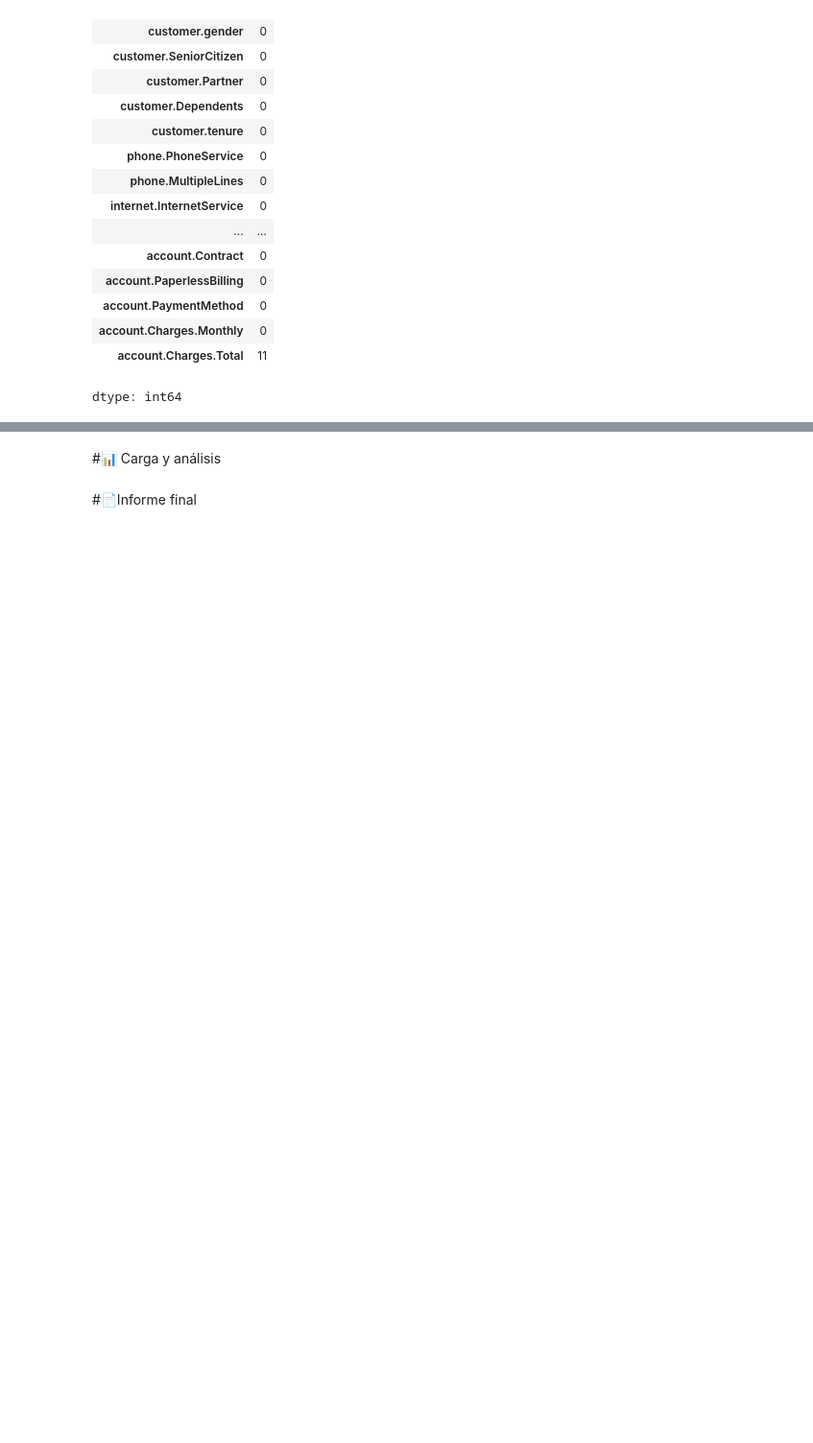
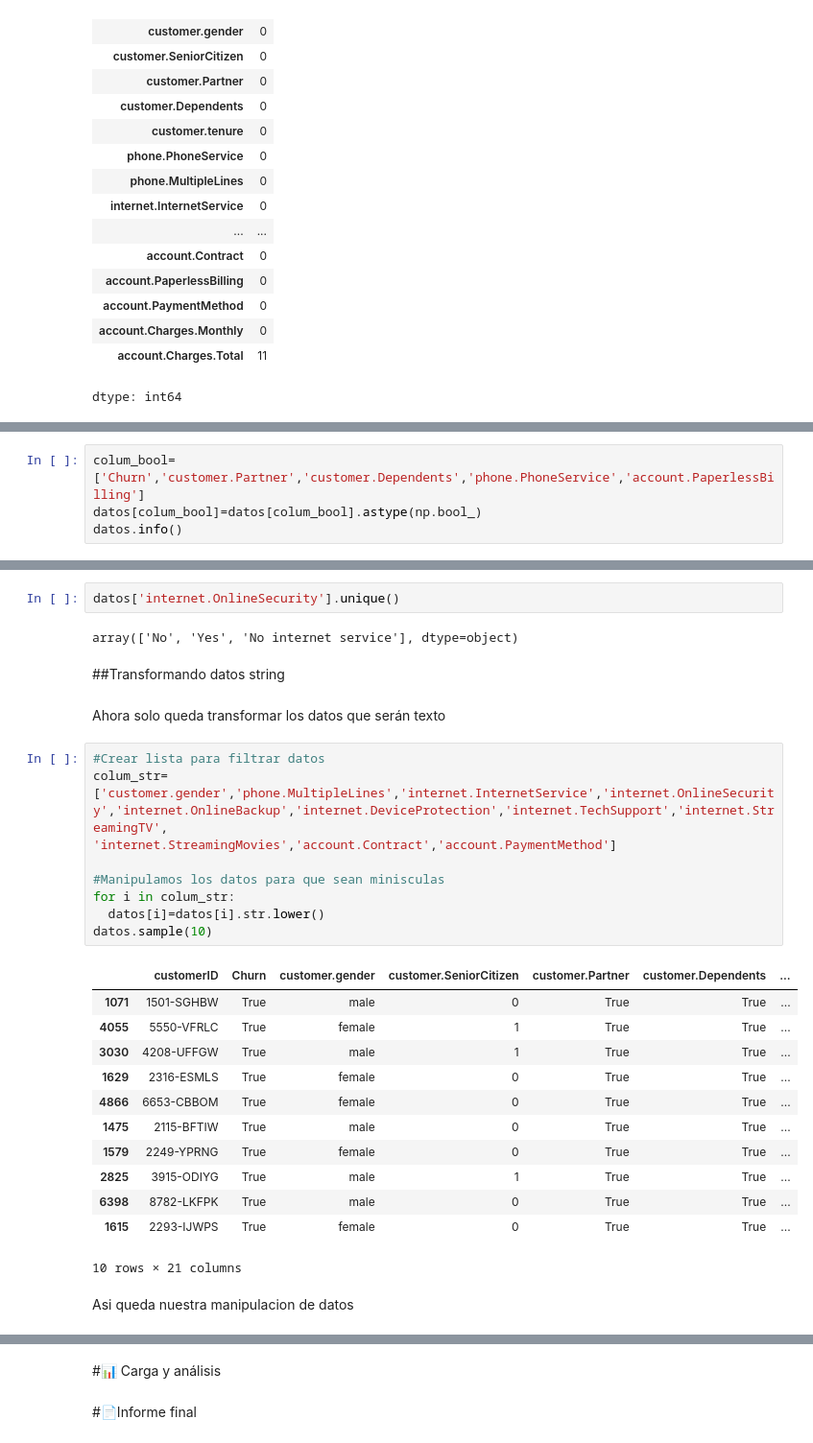
Before and after one commit to Rub-T/challenge_TelecomX, a Jupyter notebook: Challenge_TelecomX.ipynb, the cells around one changed output, grey strips where cells are left out. Shown at 96% size. Cells and saved outputs as stored; diff of their text form; blank space fills up the shorter version.

Commit message:
Manipulación de datos

```diff
--- a/Challenge_TelecomX.ipynb
+++ b/Challenge_TelecomX.ipynb
@@ -146,0 +166,4 @@ dtype: int64
+# %%
+colum_bool=['Churn','customer.Partner','customer.Dependents','phone.PhoneService','account.PaperlessBilling']
+datos[colum_bool]=datos[colum_bool].astype(np.bool_)
+datos.info()
@@ -147,3 +198,35 @@ dtype: int64
+# %%
+datos['internet.OnlineSecurity'].unique()
+# %% [output]
+array(['No', 'Yes', 'No internet service'], dtype=object)
+# %% [markdown]
+##Transformando datos string
+# %% [markdown]
+Ahora solo queda transformar los datos que serán texto
+# %%
+#Crear lista para filtrar datos
+colum_str=['customer.gender','phone.MultipleLines','internet.InternetService','internet.OnlineSecurity','internet.OnlineBackup','internet.DeviceProtection','internet.TechSupport','internet.StreamingTV',
+'internet.StreamingMovies','account.Contract','account.PaymentMethod']
+
+#Manipulamos los datos para que sean minisculas
+for i in colum_str:
+  datos[i]=datos[i].str.lower()
+datos.sample(10)
+# %% [output]
+|  | customerID | Churn | customer.gender | customer.SeniorCitizen | customer.Partner | customer.Dependents | ... |
+| 1071 | 1501-SGHBW | True | male | 0 | True | True | ... |
+| 4055 | 5550-VFRLC | True | female | 1 | True | True | ... |
+| 3030 | 4208-UFFGW | True | male | 1 | True | True | ... |
+| 1629 | 2316-ESMLS | True | female | 0 | True | True | ... |
+| 4866 | 6653-CBBOM | True | female | 0 | True | True | ... |
+| 1475 | 2115-BFTIW | True | male | 0 | True | True | ... |
+| 1579 | 2249-YPRNG | True | female | 0 | True | True | ... |
+| 2825 | 3915-ODIYG | True | male | 1 | True | True | ... |
+| 6398 | 8782-LKFPK | True | male | 0 | True | True | ... |
+| 1615 | 2293-IJWPS | True | female | 0 | True | True | ... |
+10 rows × 21 columns
+# %% [markdown]
+Asi queda nuestra manipulacion de datos
 # %%
 datos.info()
 # %% [output]
```
Also changed, not shown: parts of 15 cells of this notebook.
